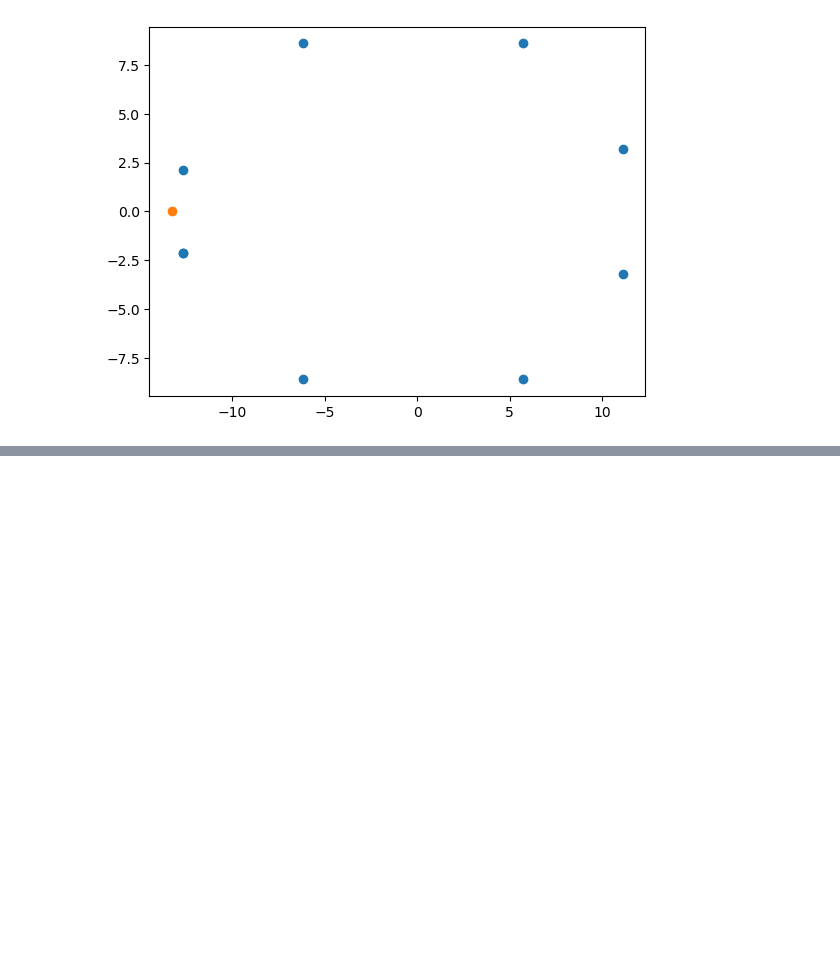
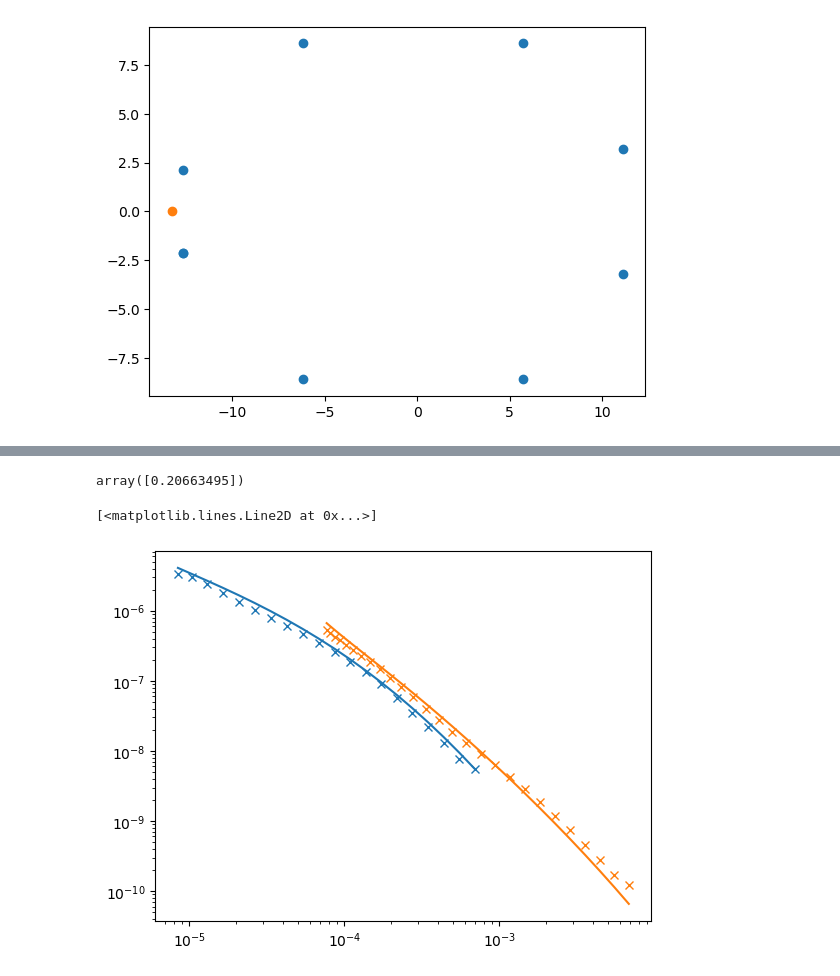
Before and after one commit to simpeg/segns-2024-tutorial, a Jupyter notebook: notebooks/skytem-inversion.ipynb, the cells around one changed output, grey strips where cells are left out. Drawn from its saved outputs; the diff is of its cells as text; code cells hidden in the pictures; blank space fills up the shorter version.

```diff
--- a/notebooks/skytem-inversion.ipynb
+++ b/notebooks/skytem-inversion.ipynb
@@ -164,0 +280,4 @@ pd.__version__
+# %%
+minimizer = opt = optimization.InexactGaussNewton(
+    maxIter=10, maxIterLS=20, maxIterCG=10, tolCG=1e-3
+)
@@ -164,0 +287,16 @@ pd.__version__
+# %%
+from SimPEG import regularization, inverse_problem
+import discretize
+
+empty_reg = regularization.Smallness(discretize.TensorMesh([1]))
+# note we needed to pass a mesh that had a single cell
+# in it because our model has 1 value.
+inv_prob_1 = inverse_problem.BaseInvProblem(
+    phi_d_1, reg=empty_reg, opt=minimizer, beta=0.0
+)
+# %%
+from SimPEG import inversion
+inv1 = inversion.BaseInversion(inv_prob_1, [])
+
+# Run inversion
+recovered_model = inv1.run(m_0)
@@ -164,0 +321,21 @@ pd.__version__
+# %%
+sim_inv1.sigmaMap * recovered_model
+# %% [output]
+array([0.20663495])
+# %%
+# This function returns a data object
+# (so we can easily index it with receivers for plotting)
+data_pre = sim_inv1.make_synthetic_data(recovered_model)
+# %%
+plt.loglog(lm_times, -data_pre[src_lm, rx_lm])
+plt.loglog(hm_times, -data_pre[src_hm, rx_hm])
+
+plt.loglog(
+    lm_times, -data_container[src_lm, rx_lm], color='C0', marker='x', linestyle=""
+)
+plt.loglog(
+    hm_times, -data_container[src_hm, rx_hm], color='C1', marker='x', linestyle=""
+)
+# %% [output]
+[<matplotlib.lines.Line2D at 0x...>]
+[figure, added]
```
Also changed, not shown: parts of 58 cells of this notebook, 1 other file.
